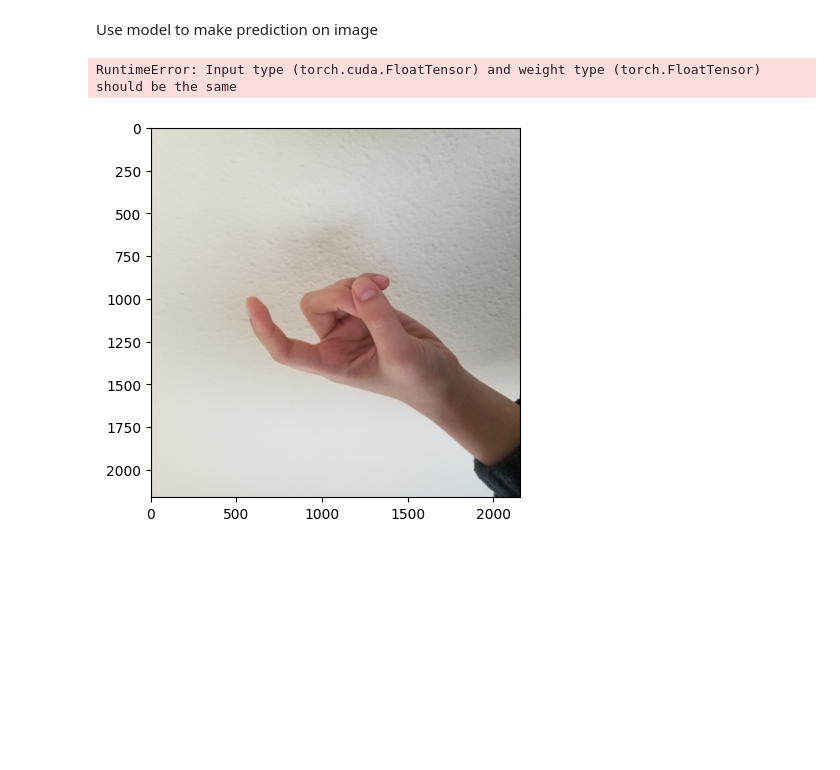
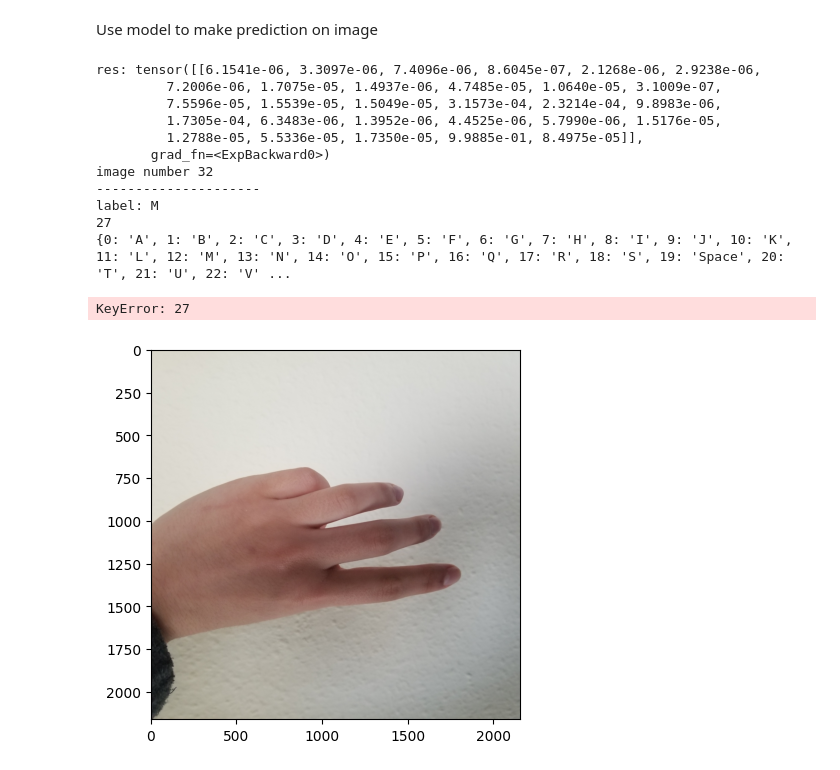
Before and after one commit to lizjwh/groupIAI_5take2, a Jupyter notebook: Testing.ipynb, the cells around one changed output. Saved outputs shown, nothing was run; the diff lists cells and outputs as text; code cells hidden in the pictures; blank space fills up the shorter version.

Commit message:
waiting for the rest of the image uploads so this can work

```diff
--- a/Testing.ipynb
+++ b/Testing.ipynb
@@ -141,29 +141,42 @@ Use model to make prediction on image
 # %%
 #select random image from 0-199
 index = np.random.randint(0,49)
 test_img = images[index]
 t = transforms.ToPILImage()
 plt.imshow(t(test_img))
 
 #normalize image as in the training data
 t_n=transforms.Normalize([0.485, 0.456, 0.406],[0.229, 0.224, 0.225])
-test_img=t_n(test_img).unsqueeze(0).cuda()
+test_img=t_n(test_img).unsqueeze(0)     #.cuda()
 
 #classify image using our model
 res = torch.exp(model(test_img))
-
+print("res:",res)
 #invert class_to_idx keys to values and viceversa.
-classes=train_data.class_to_idx
+classes = test_data.class_to_idx
 classes = {value:key for key, value in classes.items()}
 
 print(f"image number {index}")
 print("---------------------")
 
 #print real class
-print("label:",classes[labels_t[index].item()])
+print("label:",classes[labels[index].item()])
 
 #print predicted class
+print(res.argmax().item())
+print(classes)  #there aren't enough classes defined because there's no Z
 print("prediction:", classes[res.argmax().item()])
 # %% [output]
-RuntimeError: Input type (torch.cuda.FloatTensor) and weight type (torch.FloatTensor) should be the same
+res: tensor([[6.1541e-06, 3.3097e-06, 7.4096e-06, 8.6045e-07, 2.1268e-06, 2.9238e-06,
+         7.2006e-06, 1.7075e-05, 1.4937e-06, 4.7485e-05, 1.0640e-05, 3.1009e-07,
+         7.5596e-05, 1.5539e-05, 1.5049e-05, 3.1573e-04, 2.3214e-04, 9.8983e-06,
+         1.7305e-04, 6.3483e-06, 1.3952e-06, 4.4525e-06, 5.7990e-06, 1.5176e-05,
+         1.2788e-05, 5.5336e-05, 1.7350e-05, 9.9885e-01, 8.4975e-05]],
+       grad_fn=<ExpBackward0>)
+image number 32
+---------------------
+label: M
+27
+{0: 'A', 1: 'B', 2: 'C', 3: 'D', 4: 'E', 5: 'F', 6: 'G', 7: 'H', 8: 'I', 9: 'J', 10: 'K', 11: 'L', 12: 'M', 13: 'N', 14: 'O', 15: 'P', 16: 'Q', 17: 'R', 18: 'S', 19: 'Space', 20: 'T', 21: 'U', 22: 'V' ...
+KeyError: 27
-[figure, old version]
+[figure, new version]
```
